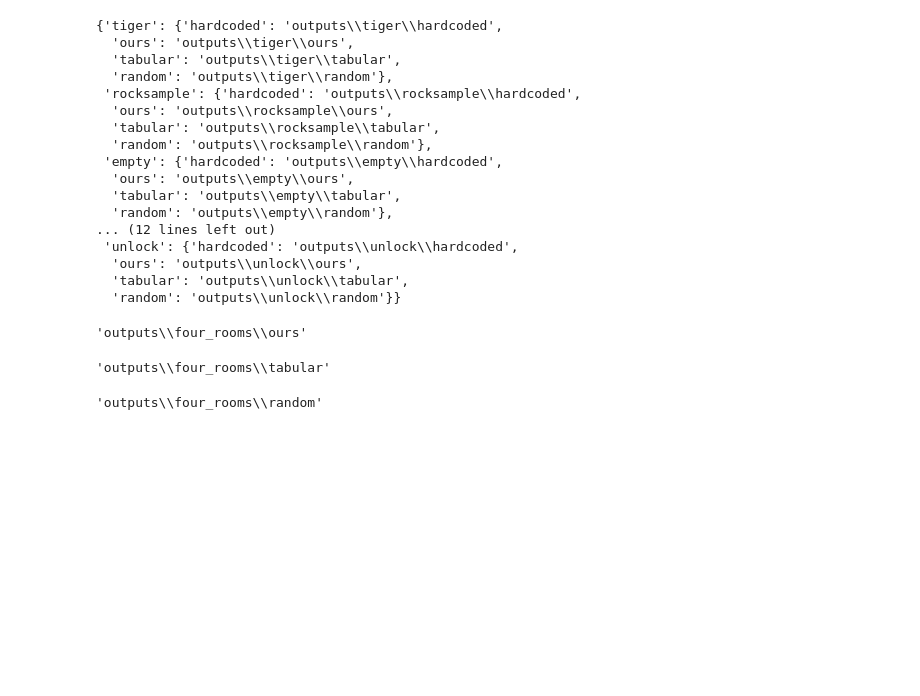
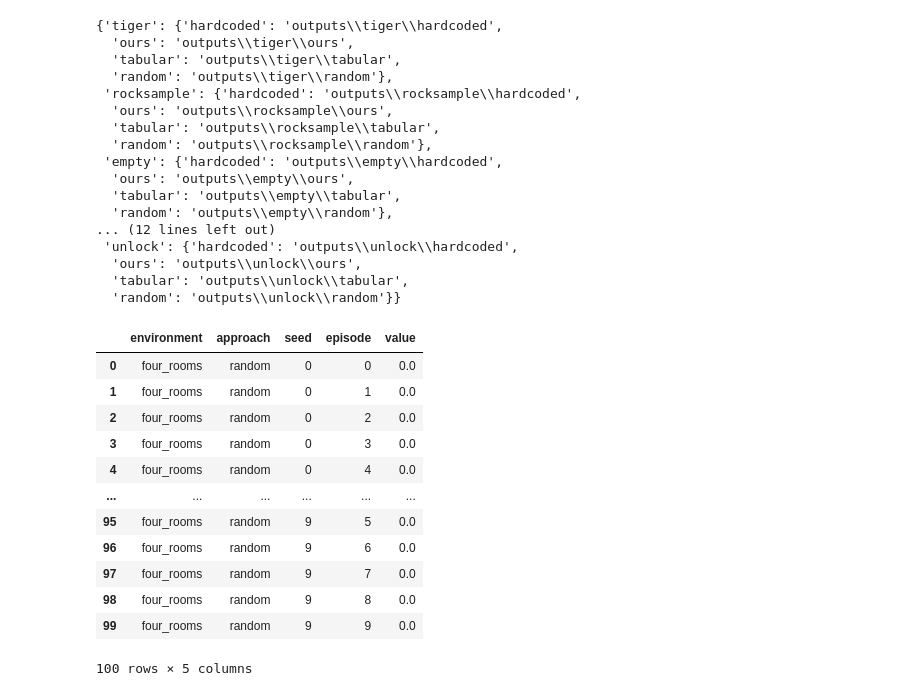
Before and after one commit to lancelotdacosta/pomdp_coder, a Jupyter notebook: outputs/process_outputs/make_baseline_csv.ipynb, the cells around one changed output. Saved outputs shown, nothing was run; the diff lists cells and outputs as text; code cells hidden in the pictures; blank space fills up the shorter version.

```diff
--- a/outputs/process_outputs/make_baseline_csv.ipynb
+++ b/outputs/process_outputs/make_baseline_csv.ipynb
@@ -64,49 +67,36 @@ directories
   'ours': 'outputs\\unlock\\ours',
   'tabular': 'outputs\\unlock\\tabular',
   'random': 'outputs\\unlock\\random'}}
-# %%
-# four_rooms ours did not get logged properly, so we process it separately
-path = directories['four_rooms']['ours']
-df = SummaryReader(path, extra_columns={'dir_name'}).scalars
-df["seed"] = df["dir_name"].apply(lambda s: int(re.search(r'_seed(\d+)', s).group(1)))
-reward_df = df[df['tag'] == "Episode Reward"]
-avg_ours = reward_df.groupby("seed")["value"].mean().reset_index()
-avg_ours["environment"] = "four_rooms"
-avg_ours["approach"] = "ours"
-avg_ours = avg_ours[["environment", "approach", "seed", "value"]]
-extra = pd.DataFrame([{
-    "environment": "four_rooms",
-    "approach": "ours",
-    "seed": 1,
-    "value": 0.39883820602832365,
-}])
-
-avg_ours = pd.concat([avg_ours, extra], ignore_index=True)
-directories['four_rooms'].pop('ours')
-# %% [output]
-'outputs\\four_rooms\\ours'
-# %%
-# four_rooms tabular did not get logged properly, so we process it separately
-path = directories['four_rooms']['tabular']
-df = SummaryReader(path, extra_columns={'dir_name'}).scalars
-df["seed"] = df["dir_name"].apply(lambda s: int(re.search(r'_seed(\d+)', s).group(1)))
-reward_df = df[df['tag'] == "Episode Reward"]
-avg_tabular = reward_df.groupby("seed")["value"].mean().reset_index()
-avg_tabular["environment"] = "four_rooms"
-avg_tabular["approach"] = "tabular"
-avg_tabular = avg_tabular[["environment", "approach", "seed", "value"]]
-directories['four_rooms'].pop('tabular')
-# %% [output]
-'outputs\\four_rooms\\tabular'
 # %%
 # same for random, but all zeros
+seeds = np.repeat(np.arange(10), 10)      # 0..9, each repeated 10 times
+episodes = np.tile(np.arange(10), 10)     # 0..9 repeated for each seed
+
 avg_random = pd.DataFrame([
-    {"environment": "four_rooms", "approach": "random", "seed": i, "value": 0.0}
-    for i in range(10)
+    {"environment": "four_rooms",
+     "approach": "random",
+     "seed": seeds[i],
+     "episode": episodes[i],
+     "value": 0.0,
+     }
+     for i in range(len(seeds))
 ])
 directories['four_rooms'].pop('random')
+avg_random
 # %% [output]
+|  | environment | approach | seed | episode | value |
+| 0 | four_rooms | random | 0 | 0 | 0.0 |
+| 1 | four_rooms | random | 0 | 1 | 0.0 |
+| 2 | four_rooms | random | 0 | 2 | 0.0 |
+| 3 | four_rooms | random | 0 | 3 | 0.0 |
+| 4 | four_rooms | random | 0 | 4 | 0.0 |
+| ... | ... | ... | ... | ... | ... |
+| 95 | four_rooms | random | 9 | 5 | 0.0 |
+| 96 | four_rooms | random | 9 | 6 | 0.0 |
+| 97 | four_rooms | random | 9 | 7 | 0.0 |
+| 98 | four_rooms | random | 9 | 8 | 0.0 |
+| 99 | four_rooms | random | 9 | 9 | 0.0 |
-'outputs\\four_rooms\\random'
+100 rows × 5 columns
 # %%
 dfs = []
 
```
Also changed, not shown: parts of 4 cells of this notebook, 4 other files.
